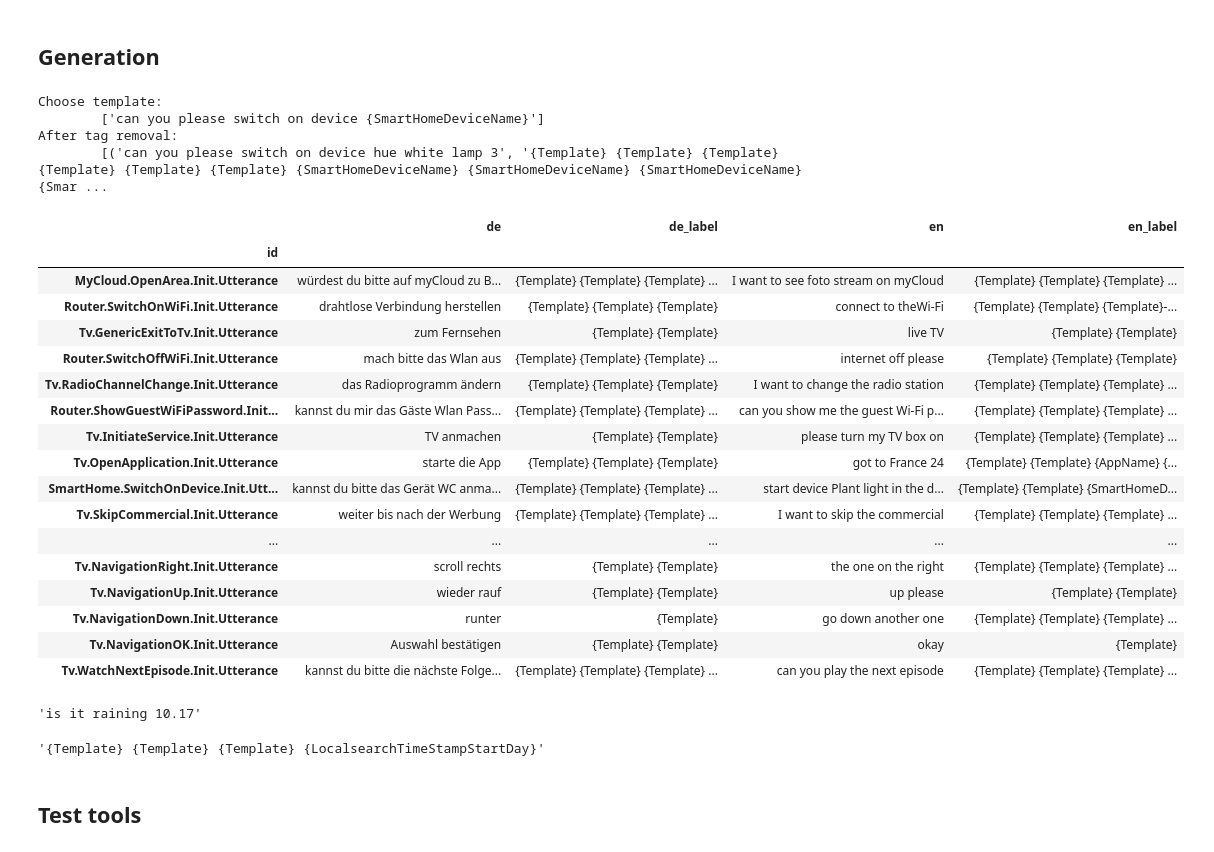
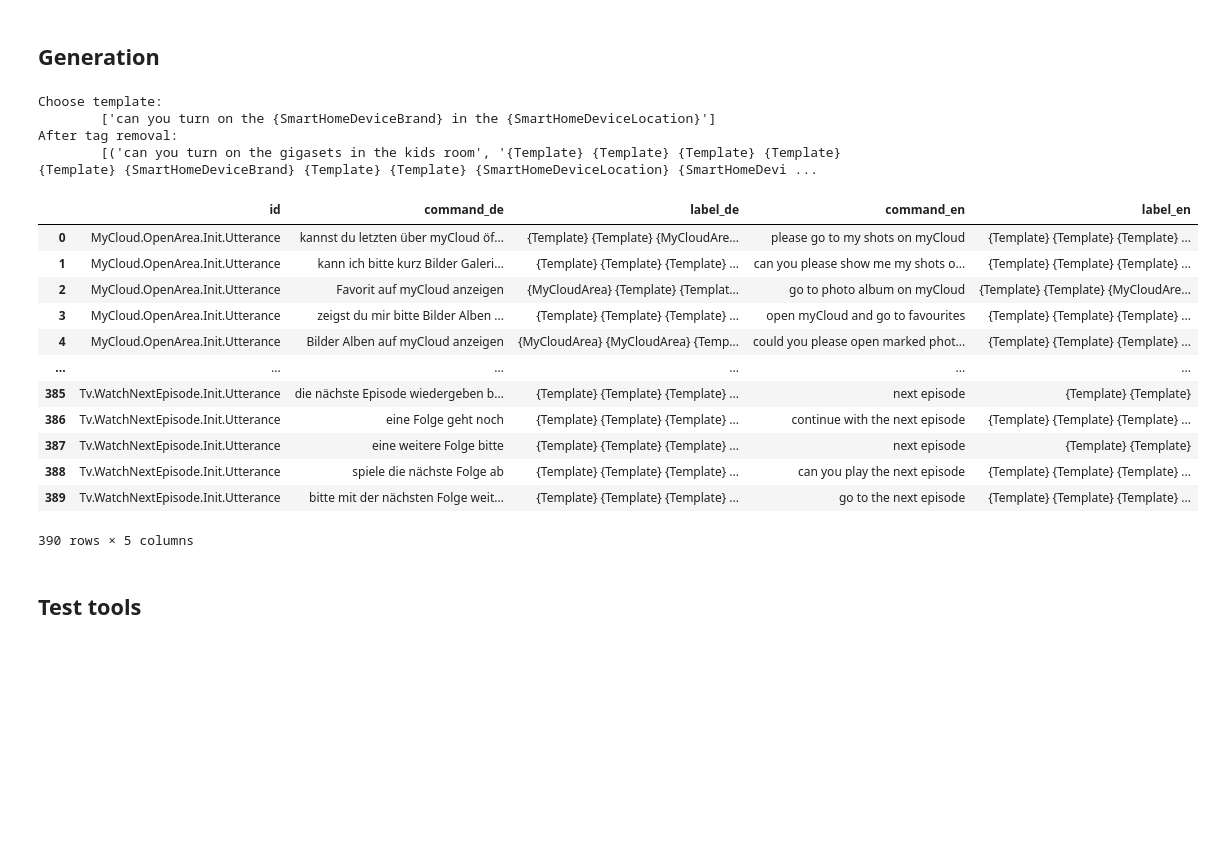
Before and after one commit to sting1000/generator, a Jupyter notebook: explore.ipynb, the cells around one changed output. Saved outputs shown, nothing was run; the diff lists cells and outputs as text; code cells hidden in the pictures; blank space fills up the shorter version.

```diff
--- a/explore.ipynb
+++ b/explore.ipynb
@@ -158,50 +182,39 @@ templates_updated.update(df)
 ## Generation
 # %%
 from generator.module import Generator
-gen = Generator(templates=templates_updated, entities=entities_updated, method='one')
+gen = Generator(templates=templates_updated, entities=entities_meta, method='one')
 
 t = gen.get_command(target_id='SmartHome.SwitchOnDevice.Init.Utterance',
                 target_lang='en',
                  verbose=True)
 # %% [output]
 Choose template:
-        ['can you please switch on device {SmartHomeDeviceName}']
+        ['can you turn on the {SmartHomeDeviceBrand} in the {SmartHomeDeviceLocation}']
 After tag removal:
-        [('can you please switch on device hue white lamp 3', '{Template} {Template} {Template} {Template} {Template} {Template} {SmartHomeDeviceName} {SmartHomeDeviceName} {SmartHomeDeviceName} {Smar ...
+        [('can you turn on the gigasets in the kids room', '{Template} {Template} {Template} {Template} {Template} {SmartHomeDeviceBrand} {Template} {Template} {SmartHomeDeviceLocation} {SmartHomeDevi ...
-# %%
-command_pool = []
-sample_df = pd.DataFrame(columns=['de','de_label', 'en', 'en_label'], index=templates_updated.id)
-for temp in templates_updated.id:
-    for lang in ['en', 'de']:
-        sample_df.loc[temp, lang], sample_df.loc[temp, lang + '_label'] = gen.get_command(target_id=temp,
-                                                                                            target_lang=lang,
-                                                                                             verbose=False)[0]
-sample_df
-# %% [output]
-|  | de | de_label | en | en_label |
-| id |  |  |  |  |
-| MyCloud.OpenArea.Init.Utterance | würdest du bitte auf myCloud zu B... | {Template} {Template} {Template} ... | I want to see foto stream on myCloud | {Template} {Template} {Template} ... |
-| Router.SwitchOnWiFi.Init.Utterance | drahtlose Verbindung herstellen | {Template} {Template} {Template} | connect to theWi-Fi | {Template} {Template} {Template}-... |
-| Tv.GenericExitToTv.Init.Utterance | zum Fernsehen | {Template} {Template} | live TV | {Template} {Template} |
-| Router.SwitchOffWiFi.Init.Utterance | mach bitte das Wlan aus | {Template} {Template} {Template} ... | internet off please | {Template} {Template} {Template} |
-| Tv.RadioChannelChange.Init.Utterance | das Radioprogramm ändern | {Template} {Template} {Template} | I want to change the radio station | {Template} {Template} {Template} ... |
-| Router.ShowGuestWiFiPassword.Init... | kannst du mir das Gäste Wlan Pass... | {Template} {Template} {Template} ... | can you show me the guest Wi-Fi p... | {Template} {Template} {Template} ... |
-| Tv.InitiateService.Init.Utterance | TV anmachen | {Template} {Template} | please turn my TV box on | {Template} {Template} {Template} ... |
-| Tv.OpenApplication.Init.Utterance | starte die App | {Template} {Template} {Template} | got to France 24 | {Template} {Template} {AppName} {... |
-| SmartHome.SwitchOnDevice.Init.Utt... | kannst du bitte das Gerät WC anma... | {Template} {Template} {Template} ... | start device Plant light in the d... | {Template} {Template} {SmartHomeD... |
-| Tv.SkipCommercial.Init.Utterance | weiter bis nach der Werbung | {Template} {Template} {Template} ... | I want to skip the commercial | {Template} {Template} {Template} ... |
-| ... | ... | ... | ... | ... |
-| Tv.NavigationRight.Init.Utterance | scroll rechts | {Template} {Template} | the one on the right | {Template} {Template} {Template} ... |
-| Tv.NavigationUp.Init.Utterance | wieder rauf | {Template} {Template} | up please | {Template} {Template} |
-| Tv.NavigationDown.Init.Utterance | runter | {Template} | go down another one | {Template} {Template} {Template} ... |
-| Tv.NavigationOK.Init.Utterance | Auswahl bestätigen | {Template} {Template} | okay | {Template} |
-| Tv.WatchNextEpisode.Init.Utterance | kannst du bitte die nächste Folge... | {Template} {Template} {Template} ... | can you play the next episode | {Template} {Template} {Template} ... |
-# %%
-# check a value
-sample_df.loc['Localsearch.RainInfo.Init.Utterance', 'en']
-# %% [output]
-'is it raining 10.17'
-# %%
-sample_df.loc['Localsearch.RainInfo.Init.Utterance', 'en_label']
-# %% [output]
-'{Template} {Template} {Template} {LocalsearchTimeStampStartDay}'
+# %%
+from tqdm import tqdm
+sample_num = 10
+sample_df = pd.DataFrame(columns=['id', 'command_de','label_de', 'command_en', 'label_en'])
+ind = 0
+for temp_id in tqdm(templates_updated.id):
+    for _ in range(sample_num):
+        command_de, label_de = gen.get_command(target_id=temp_id, target_lang='de', verbose=False)[0]
+        command_en, label_en = gen.get_command(target_id=temp_id, target_lang='en', verbose=False)[0]
+        sample_df.loc[ind] = [temp_id, command_de, label_de, command_en, label_en]
+        ind += 1
+sample_df
+# %% [output]
+|  | id | command_de | label_de | command_en | label_en |
+| 0 | MyCloud.OpenArea.Init.Utterance | kannst du letzten über myCloud öf... | {Template} {Template} {MyCloudAre... | please go to my shots on myCloud | {Template} {Template} {Template} ... |
+| 1 | MyCloud.OpenArea.Init.Utterance | kann ich bitte kurz Bilder Galeri... | {Template} {Template} {Template} ... | can you please show me my shots o... | {Template} {Template} {Template} ... |
+| 2 | MyCloud.OpenArea.Init.Utterance | Favorit auf myCloud anzeigen | {MyCloudArea} {Template} {Templat... | go to photo album on myCloud | {Template} {Template} {MyCloudAre... |
+| 3 | MyCloud.OpenArea.Init.Utterance | zeigst du mir bitte Bilder Alben ... | {Template} {Template} {Template} ... | open myCloud and go to favourites | {Template} {Template} {Template} ... |
+| 4 | MyCloud.OpenArea.Init.Utterance | Bilder Alben auf myCloud anzeigen | {MyCloudArea} {MyCloudArea} {Temp... | could you please open marked phot... | {Template} {Template} {Template} ... |
+| ... | ... | ... | ... | ... | ... |
+| 385 | Tv.WatchNextEpisode.Init.Utterance | die nächste Episode wiedergeben b... | {Template} {Template} {Template} ... | next episode | {Template} {Template} |
+| 386 | Tv.WatchNextEpisode.Init.Utterance | eine Folge geht noch | {Template} {Template} {Template} ... | continue with the next episode | {Template} {Template} {Template} ... |
+| 387 | Tv.WatchNextEpisode.Init.Utterance | eine weitere Folge bitte | {Template} {Template} {Template} ... | next episode | {Template} {Template} |
+| 388 | Tv.WatchNextEpisode.Init.Utterance | spiele die nächste Folge ab | {Template} {Template} {Template} ... | can you play the next episode | {Template} {Template} {Template} ... |
+| 389 | Tv.WatchNextEpisode.Init.Utterance | bitte mit der nächsten Folge weit... | {Template} {Template} {Template} ... | go to the next episode | {Template} {Template} {Template} ... |
+390 rows × 5 columns
```
Also changed, not shown: parts of 8 cells of this notebook, 11 other files.
